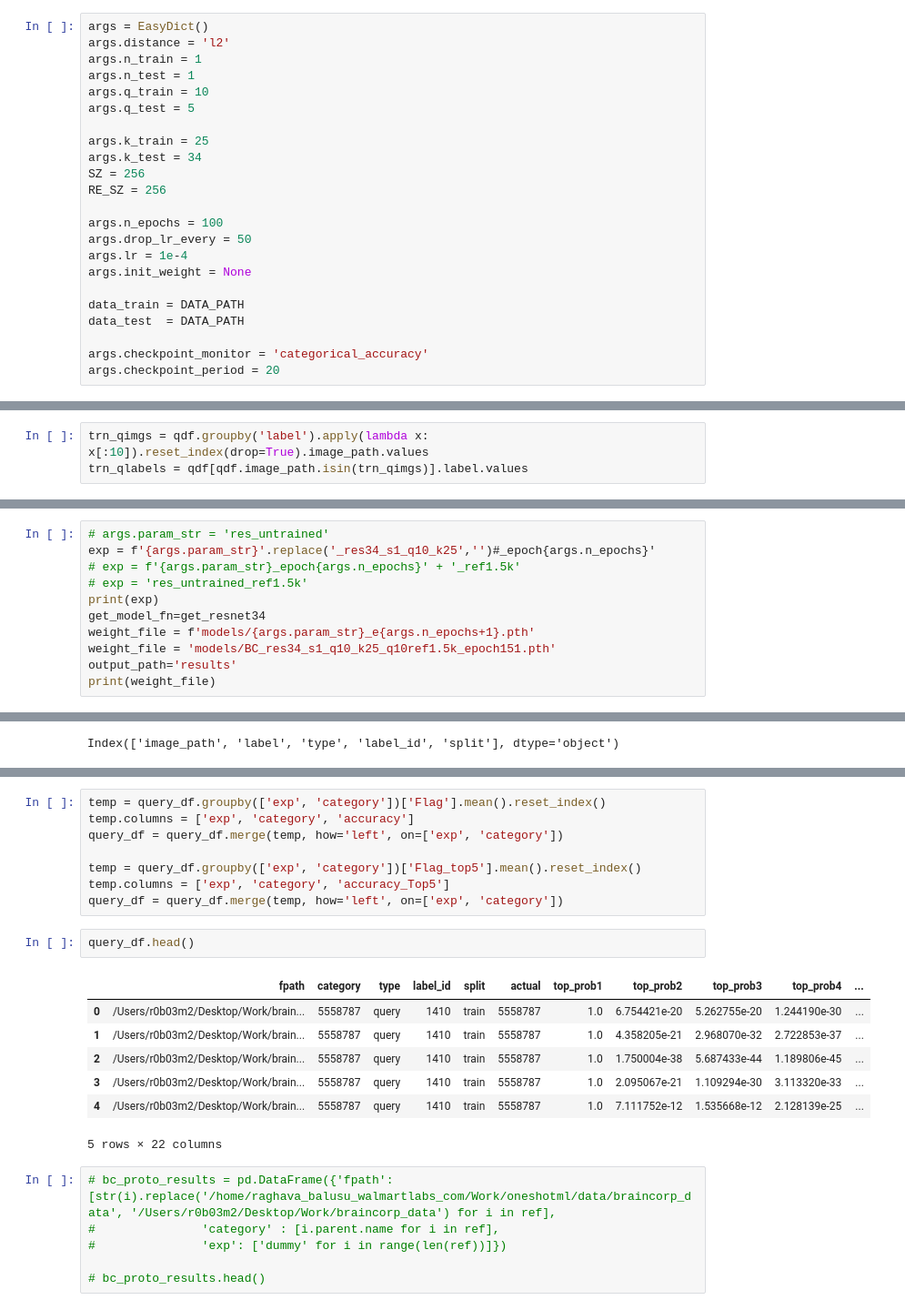
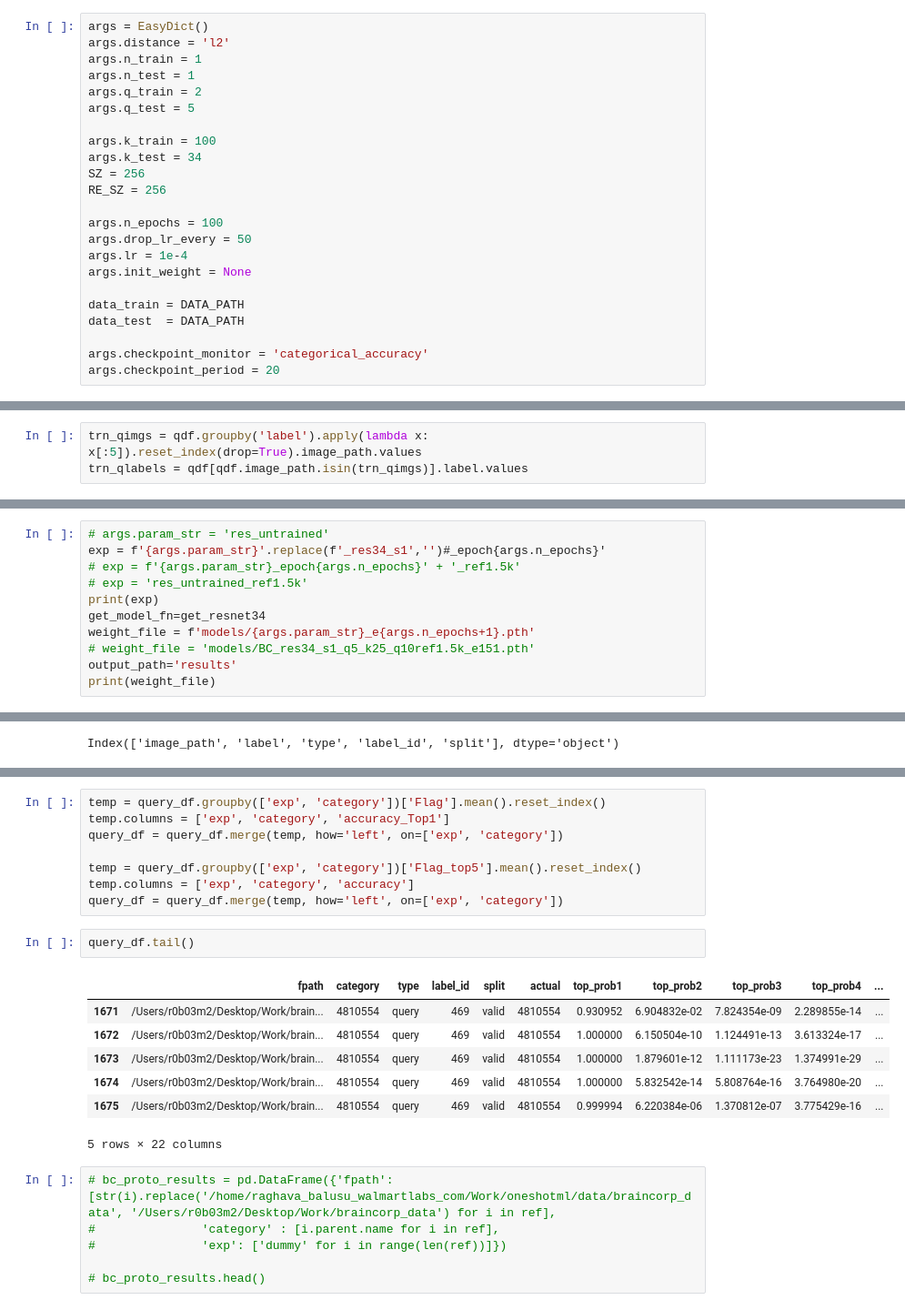
Before and after one commit to raghavab1992/protonet-fine-grained-clf, a Jupyter notebook: app/whale/BrainCorpDataset_ProtoNet.ipynb, the cells around one changed output, grey strips where cells are left out. Shown: that part at 91% size. Saved outputs shown, nothing was run; the diff lists cells and outputs as text.

```diff
--- a/app/whale/BrainCorpDataset_ProtoNet.ipynb
+++ b/app/whale/BrainCorpDataset_ProtoNet.ipynb
@@ -17,10 +17,10 @@ args = EasyDict()
 args.distance = 'l2'
 args.n_train = 1
 args.n_test = 1
-args.q_train = 10
+args.q_train = 2
 args.q_test = 5
 
-args.k_train = 25
+args.k_train = 100
 args.k_test = 34
 SZ = 256
 RE_SZ = 256
@@ -117,7 +117,7 @@ img_df.head(), img_df.tail()
  3183       469
  3184       469  )
 # %%
-trn_qimgs = qdf.groupby('label').apply(lambda x: x[:10]).reset_index(drop=True).image_path.values
+trn_qimgs = qdf.groupby('label').apply(lambda x: x[:5]).reset_index(drop=True).image_path.values
 trn_qlabels = qdf[qdf.image_path.isin(trn_qimgs)].label.values
 # %%
 len(trn_qimgs)
@@ -539,12 +539,12 @@ args.n_epochs=100
 # %%
 # args.param_str = 'res_untrained'
-exp = f'{args.param_str}'.replace('_res34_s1_q10_k25','')#_epoch{args.n_epochs}'
+exp = f'{args.param_str}'.replace(f'_res34_s1','')#_epoch{args.n_epochs}'
 # exp = f'{args.param_str}_epoch{args.n_epochs}' + '_ref1.5k'
 # exp = 'res_untrained_ref1.5k'
 print(exp)
 get_model_fn=get_resnet34
 weight_file = f'models/{args.param_str}_e{args.n_epochs+1}.pth'
-weight_file = 'models/BC_res34_s1_q10_k25_q10ref1.5k_epoch151.pth'
+# weight_file = 'models/BC_res34_s1_q5_k25_q10ref1.5k_e151.pth'
 output_path='results'
 print(weight_file)
 # %% [output]
@@ -708,20 +708,20 @@ print(query_df.Flag.mean(), query_df.Flag_top5.mean())
 # %%
 temp = query_df.groupby(['exp', 'category'])['Flag'].mean().reset_index()
-temp.columns = ['exp', 'category', 'accuracy']
+temp.columns = ['exp', 'category', 'accuracy_Top1']
 query_df = query_df.merge(temp, how='left', on=['exp', 'category'])
 
 temp = query_df.groupby(['exp', 'category'])['Flag_top5'].mean().reset_index()
-temp.columns = ['exp', 'category', 'accuracy_Top5']
+temp.columns = ['exp', 'category', 'accuracy']
 query_df = query_df.merge(temp, how='left', on=['exp', 'category'])
 # %%
-query_df.head()
+query_df.tail()
 # %% [output]
 |  | fpath | category | type | label_id | split | actual | top_prob1 | top_prob2 | top_prob3 | top_prob4 | ... |
-| 0 | /Users/r0b03m2/Desktop/Work/brain... | 5558787 | query | 1410 | train | 5558787 | 1.0 | 6.754421e-20 | 5.262755e-20 | 1.244190e-30 | ... |
-| 1 | /Users/r0b03m2/Desktop/Work/brain... | 5558787 | query | 1410 | train | 5558787 | 1.0 | 4.358205e-21 | 2.968070e-32 | 2.722853e-37 | ... |
-| 2 | /Users/r0b03m2/Desktop/Work/brain... | 5558787 | query | 1410 | train | 5558787 | 1.0 | 1.750004e-38 | 5.687433e-44 | 1.189806e-45 | ... |
-| 3 | /Users/r0b03m2/Desktop/Work/brain... | 5558787 | query | 1410 | train | 5558787 | 1.0 | 2.095067e-21 | 1.109294e-30 | 3.113320e-33 | ... |
-| 4 | /Users/r0b03m2/Desktop/Work/brain... | 5558787 | query | 1410 | train | 5558787 | 1.0 | 7.111752e-12 | 1.535668e-12 | 2.128139e-25 | ... |
+| 1671 | /Users/r0b03m2/Desktop/Work/brain... | 4810554 | query | 469 | valid | 4810554 | 0.930952 | 6.904832e-02 | 7.824354e-09 | 2.289855e-14 | ... |
+| 1672 | /Users/r0b03m2/Desktop/Work/brain... | 4810554 | query | 469 | valid | 4810554 | 1.000000 | 6.150504e-10 | 1.124491e-13 | 3.613324e-17 | ... |
+| 1673 | /Users/r0b03m2/Desktop/Work/brain... | 4810554 | query | 469 | valid | 4810554 | 1.000000 | 1.879601e-12 | 1.111173e-23 | 1.374991e-29 | ... |
+| 1674 | /Users/r0b03m2/Desktop/Work/brain... | 4810554 | query | 469 | valid | 4810554 | 1.000000 | 5.832542e-14 | 5.808764e-16 | 3.764980e-20 | ... |
+| 1675 | /Users/r0b03m2/Desktop/Work/brain... | 4810554 | query | 469 | valid | 4810554 | 0.999994 | 6.220384e-06 | 1.370812e-07 | 3.775429e-16 | ... |
 5 rows × 22 columns
 # %%
 # bc_proto_results = pd.DataFrame({'fpath':[str(i).replace('/home/raghava_balusu_walmartlabs_com/Work/oneshotml/data/braincorp_data', '/Users/r0b03m2/Desktop/Work/braincorp_data') for i in ref],
```
Also changed, not shown: parts of 30 cells of this notebook.
